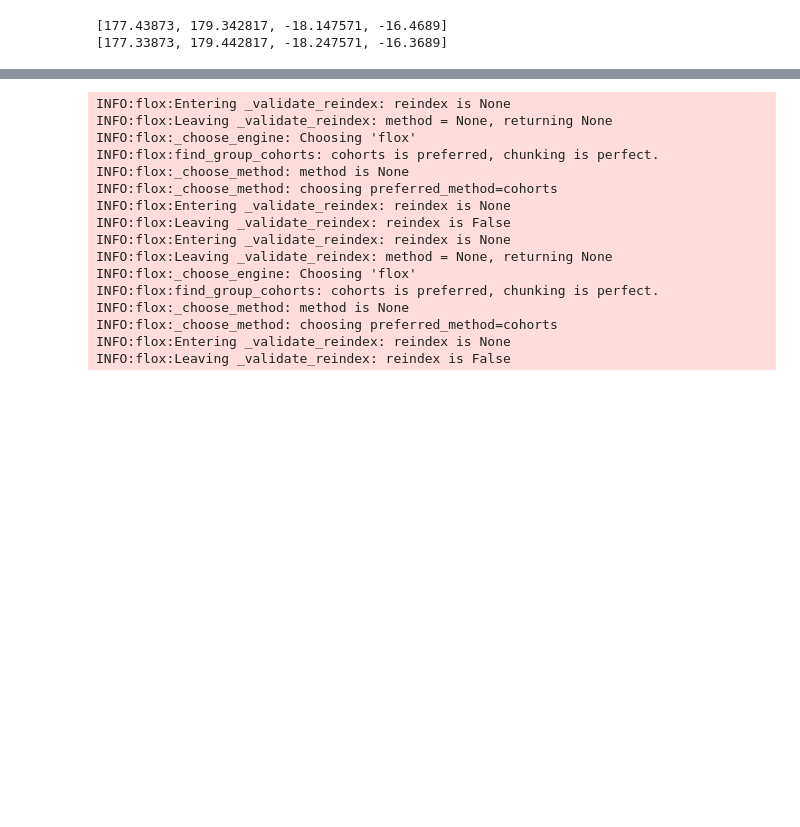
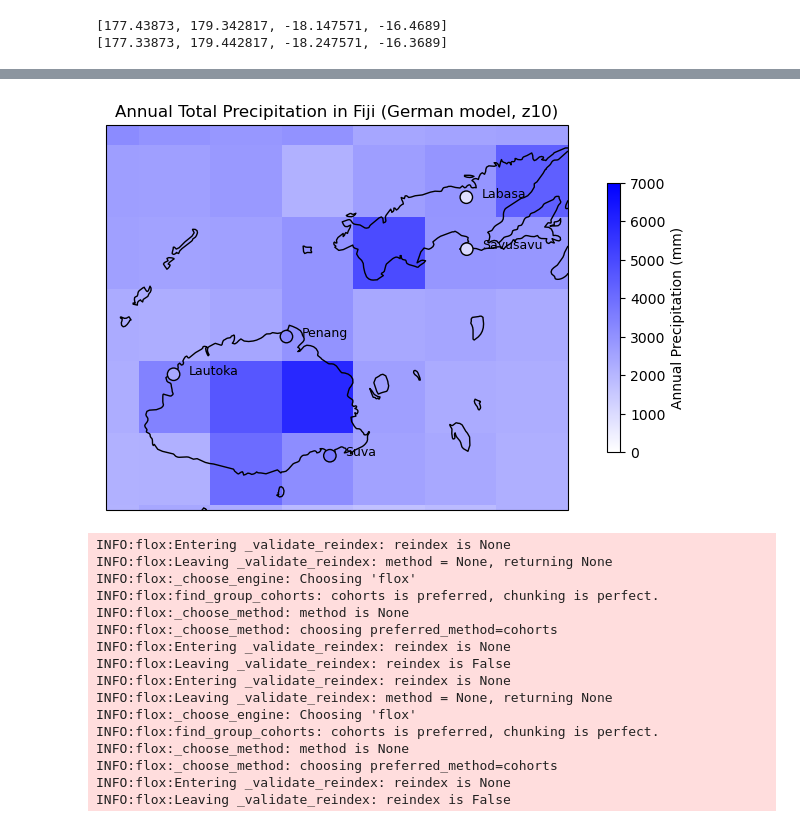
Before and after one commit to 21centuryweather/hk25-AusNode-ExtremePrecipitation, a Jupyter notebook: Code/f_Crop_model_data.ipynb, the cells around one changed output, grey strips where cells are left out. Cells and saved outputs as stored; diff of their text form; code cells hidden in the pictures; blank space fills up the shorter version.

```diff
--- a/Code/f_Crop_model_data.ipynb
+++ b/Code/f_Crop_model_data.ipynb
@@ -13,6 +14,7 @@ import pandas as pd
 zoom_levels = [3,4,5,6,7,8,9,10]
 temp_res = 1
 
+# UK MODEL ################################
 zoom = 3; path = '/g/data/qx55/uk_node/glm.n2560_RAL3p3/data.healpix.PT%iH.z%i.zarr' % (temp_res, zoom)
 ds_3 = xr.open_zarr(path)
 
@@ -38,7 +40,11 @@ zoom = 10; path = '/g/data/qx55/uk_node/glm.n2560_RAL3p3/data.healpix.PT%iH.z%i.
 ds_10 = xr.open_zarr(path)
 
 
-ds_dict = {3:ds_3.pr, 4:ds_4.pr, 5:ds_5.pr, 6:ds_6.pr, 7:ds_7.pr, 8:ds_8.pr, 9:ds_9.pr, 10:ds_10.pr}
+# GERMAN MODEL ################################
+
+
+zoom = 10; path = '/g/data/qx55/germany_node/d3hp003.zarr/PT1H_point_z%i_atm.zarr' % zoom
+ds_10_g = xr.open_zarr(path)
 # %%
 # Get domain for Fiji
 
@@ -172,3 +182,64 @@ plt.show()
+# %%
+# Germany Model ########################################################
+# Get the total annual precipitation spatial map
+pr_10 = ds_10_g.pr * 60*60 # kg m-2 s-1 to mm / hr, not subsetted
+time_10_global = pr_10.sel(time=slice(start_date, finish_date))
+annual_total = time_10_global.sum(dim='time')
+
+
+# Define the min and max values for the colorbar
+vmin = 0 #800
+vmax = 7000
+
+# Start a new figure with Cartopy projection
+projection = ccrs.PlateCarree()
+fig, ax = plt.subplots(figsize=(10, 5), subplot_kw={'projection': projection})
+
+# Plot the scatter on top of the basemap
+colours = [(1, 1, 1), (0, 0, 1)]  # White to blue
+cmap_name = 'white_blue'
+custom_cmap = mcolors.LinearSegmentedColormap.from_list(cmap_name, colours, N=256)
+ax.set_global()
+im = egh.healpix_show(annual_total.values, ax=ax, cmap=custom_cmap, vmin=vmin, vmax=vmax)
+ax.coastlines()
+
+ax.set_extent([lon_min, lon_max, lat_min, lat_max], crs=ccrs.PlateCarree())
+
+# Add colorbar
+cbar = fig.colorbar(im, ax=ax, orientation='vertical', shrink=0.7)
+cbar.set_label("Annual Precipitation (mm)")
+
+
+# Fiji rainfall data
+locations = ['Labasa', 'Lautoka', 'Penang', 'Savusavu', 'Suva']
+lats = [-16.468900, -17.618600, -17.373833, -16.806141, -18.147571]
+lons = [179.339700, 177.438900, 178.171619, 179.342817, 178.453610]
+rainfall = [861.4, 2430.7, 3266.0, 1072.3, 3676.6]
+
+# Plot the points
+scatter = ax.scatter(
+    lons,
+    lats,
+    c=rainfall,
+    cmap=im.get_cmap(),
+    vmin=vmin,
+    vmax=vmax,
+    s=80,
+    edgecolor='black',
+    transform=ccrs.PlateCarree(),
+    zorder=10
+)
+
+for loc, lon, lat in zip(locations, lons, lats):
+    ax.text(lon + 0.1, lat, loc, transform=ccrs.PlateCarree(), fontsize=9, zorder=11)
+
+
+plt.title("Annual Total Precipitation in Fiji (German model, z10)")
+fname = f"hk25-AusNode-ExtremePrecipitation/Plots/Fiji_annual_precip_z10_German.png"
+plt.savefig(fname, dpi=150, bbox_inches='tight')
+plt.show()
+# %% [output]
+[figure, added]
 # %%
 **Ignore code below
 # %%
```
Also changed, not shown: parts of 2 cells of this notebook, 3 other files.
